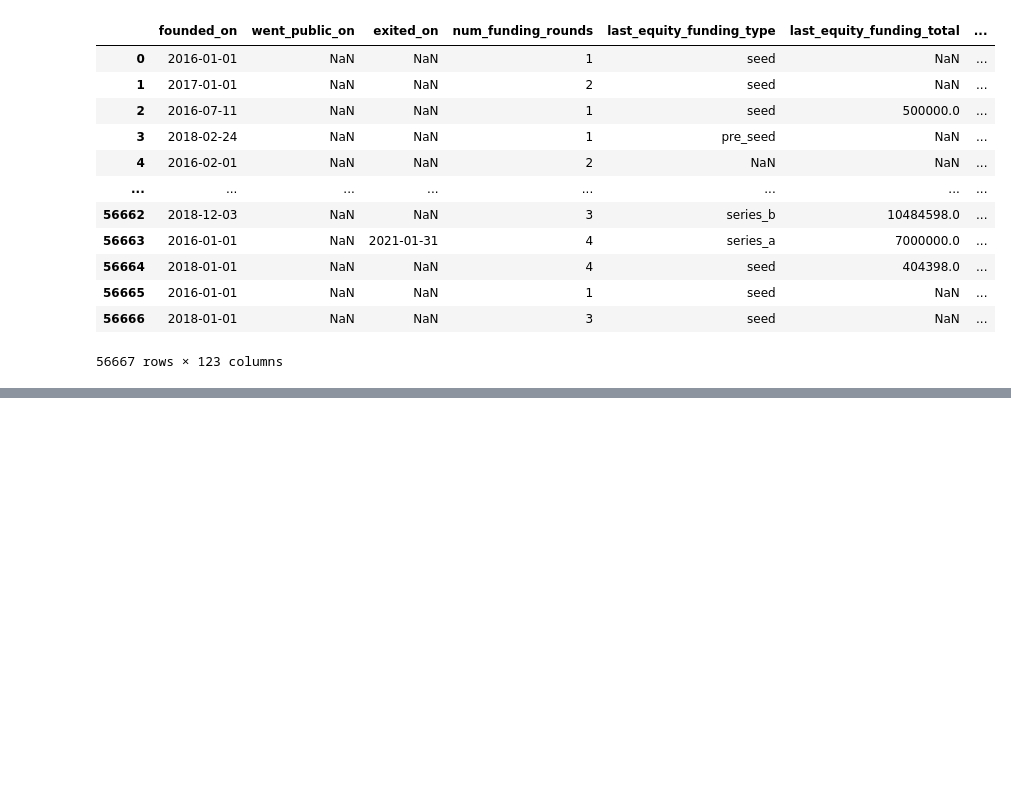
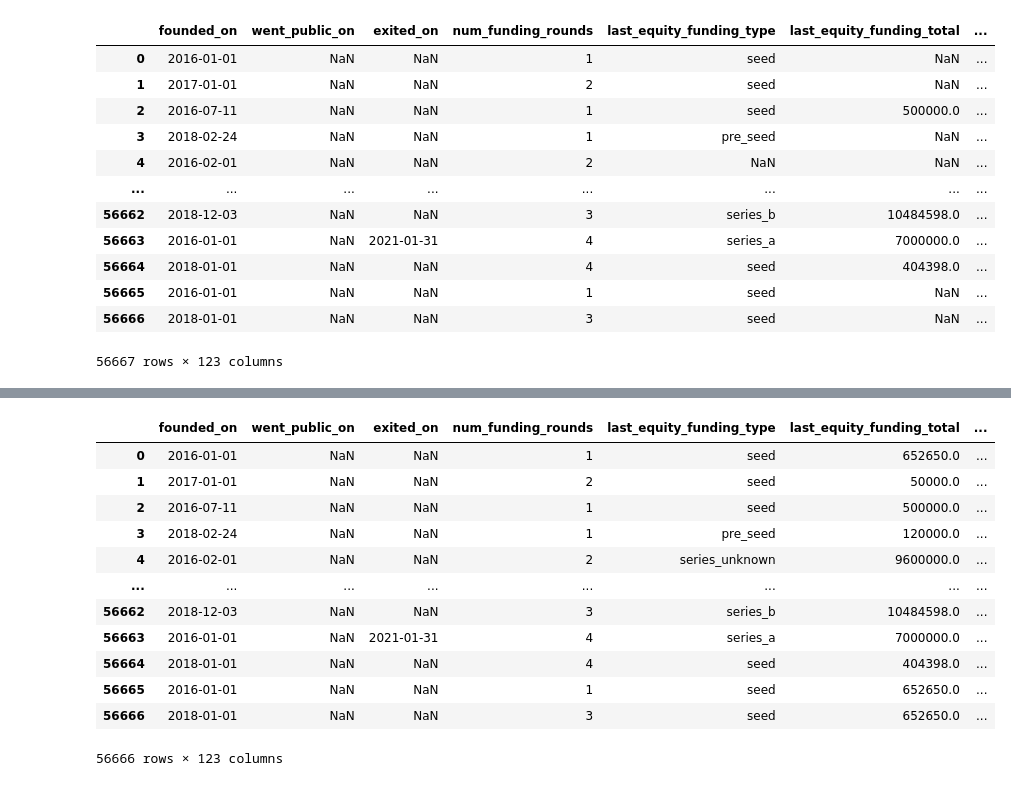
Before and after one commit to annabeldg/startup_project, a Jupyter notebook: test_data.ipynb, the cells around one changed output, grey strips where cells are left out. Cells and saved outputs as stored; diff of their text form; code cells hidden in the pictures; blank space fills up the shorter version.

Commit message:
Added the missing values step

```diff
--- a/test_data.ipynb
+++ b/test_data.ipynb
@@ -258,0 +282,4 @@ data_nodup['headquartersCountry'] = data_nodup['headquartersCountry']
+# %%
+from preprocessing.missing_data import miss_total
+
+funding_2 = miss_total(joined)
@@ -258,0 +301,16 @@ data_nodup['headquartersCountry'] = data_nodup['headquartersCountry']
+# %%
+funding_2
+# %% [output]
+|  | founded_on | went_public_on | exited_on | num_funding_rounds | last_equity_funding_type | last_equity_funding_total | ... |
+| 0 | 2016-01-01 | NaN | NaN | 1 | seed | 652650.0 | ... |
+| 1 | 2017-01-01 | NaN | NaN | 2 | seed | 50000.0 | ... |
+| 2 | 2016-07-11 | NaN | NaN | 1 | seed | 500000.0 | ... |
+| 3 | 2018-02-24 | NaN | NaN | 1 | pre_seed | 120000.0 | ... |
+| 4 | 2016-02-01 | NaN | NaN | 2 | series_unknown | 9600000.0 | ... |
+| ... | ... | ... | ... | ... | ... | ... | ... |
+| 56662 | 2018-12-03 | NaN | NaN | 3 | series_b | 10484598.0 | ... |
+| 56663 | 2016-01-01 | NaN | 2021-01-31 | 4 | series_a | 7000000.0 | ... |
+| 56664 | 2018-01-01 | NaN | NaN | 4 | seed | 404398.0 | ... |
+| 56665 | 2016-01-01 | NaN | NaN | 1 | seed | 652650.0 | ... |
+| 56666 | 2018-01-01 | NaN | NaN | 3 | seed | 652650.0 | ... |
+56666 rows × 123 columns
```
Also changed, not shown: parts of 30 cells of this notebook, 4 other files.
